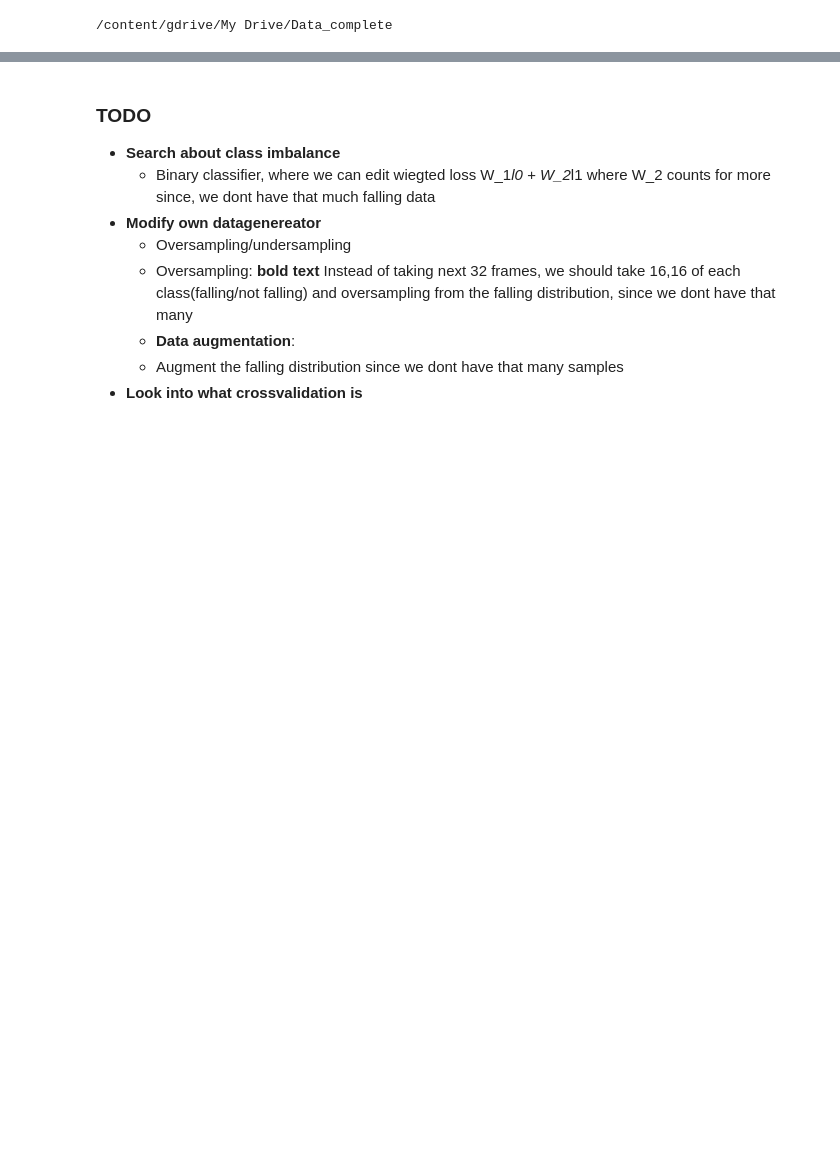
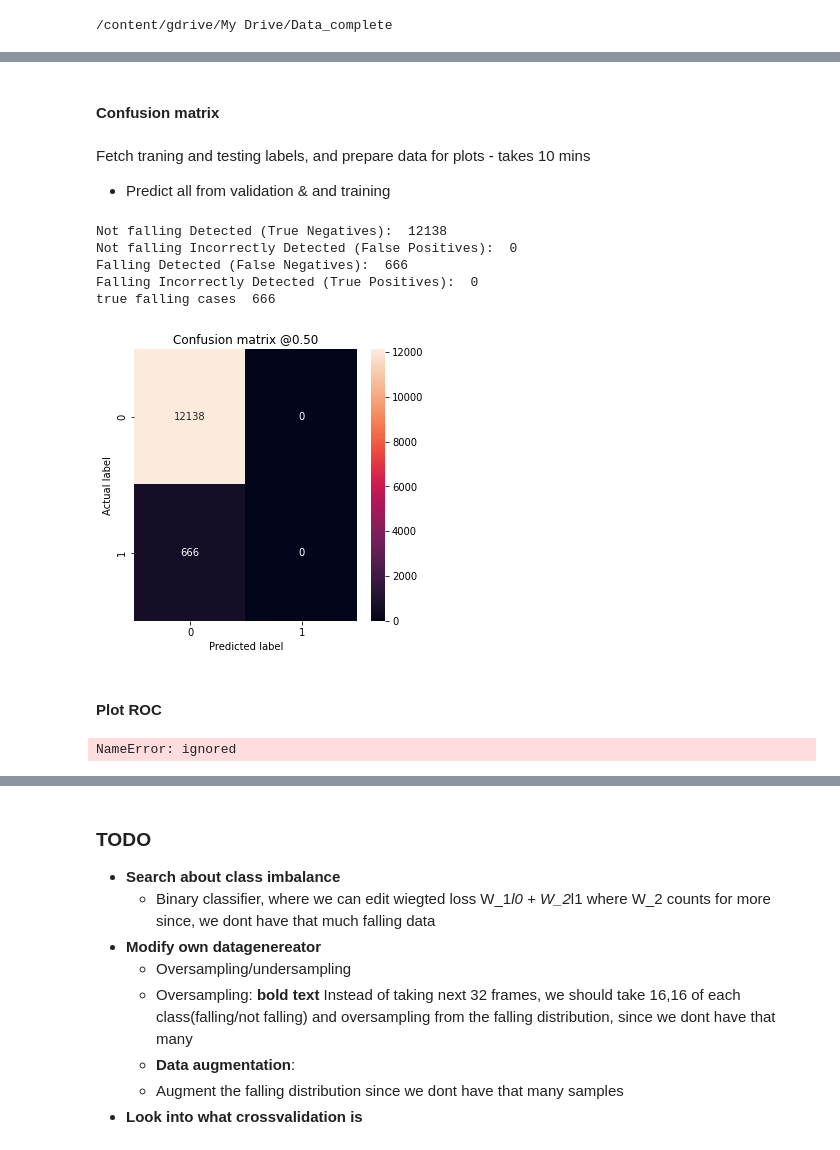
Before and after one commit to antonercool/deep-learning-exam-project, a Jupyter notebook: FallDetector.ipynb, the cells around one changed output, grey strips where cells are left out. Drawn from its saved outputs; the diff is of its cells as text; code cells hidden in the pictures; blank space fills up the shorter version.

```diff
--- a/FallDetector.ipynb
+++ b/FallDetector.ipynb
@@ -551,0 +598,48 @@ Very imbalanced
+# %% [markdown]
+#### Confusion matrix
+# %%
+from sklearn import metrics
+import seaborn as sns
+from sklearn.metrics import confusion_matrix
+
+def plot_cm(labels, predictions, p=0.3):
+  cm = confusion_matrix(labels, predictions > p)
+  plt.figure(figsize=(5,5))
+  sns.heatmap(cm, annot=True, fmt="d")
+  plt.title('Confusion matrix @{:.2f}'.format(p))
+  plt.ylabel('Actual label')
+  plt.xlabel('Predicted label')
+
+  print('Not falling Detected (True Negatives): ', cm[0][0])
+  print('Not falling Incorrectly Detected (False Positives): ', cm[0][1])
+  print('Falling Detected (False Negatives): ', cm[1][0])
+  print('Falling Incorrectly Detected (True Positives): ', cm[1][1])
+  print('true falling cases ', np.sum(cm[1]))
+# %% [markdown]
+Fetch traning and testing labels, and prepare data for plots - takes 10 mins
+* Predict all from validation & and training
+# %%
+validation_labels = []
+validation_generator.reset()
+
+# Fetch all true labels for validation
+for batch in validation_generator:
+  for label in batch[1]:
+    validation_labels.append(label)
+
+
+# predict labels validation
+validation_generator.reset()
+test_predictions = model_baseline.predict(validation_generator)
+# %%
+## Plot cm
+plot_cm(validation_labels, test_predictions)
+# %% [output]
+Not falling Detected (True Negatives):  12138
+Not falling Incorrectly Detected (False Positives):  0
+Falling Detected (False Negatives):  666
+Falling Incorrectly Detected (True Positives):  0
+true falling cases  666
+[figure, added]
+# %% [markdown]
+#### Plot ROC
@@ -551,0 +657,7 @@ Very imbalanced
+# %%
+plt.figure(figsize=(15,15))
+#plot_roc("Train Baseline", training_labels, training_predictions, color=colors[0])
+plot_roc("Test Baseline", validation_labels, test_predictions, color=colors[1], linestyle='--')
+plt.legend(loc='lower right')
+# %% [output]
+NameError: ignored
```
Also changed, not shown: parts of 75 cells of this notebook.
